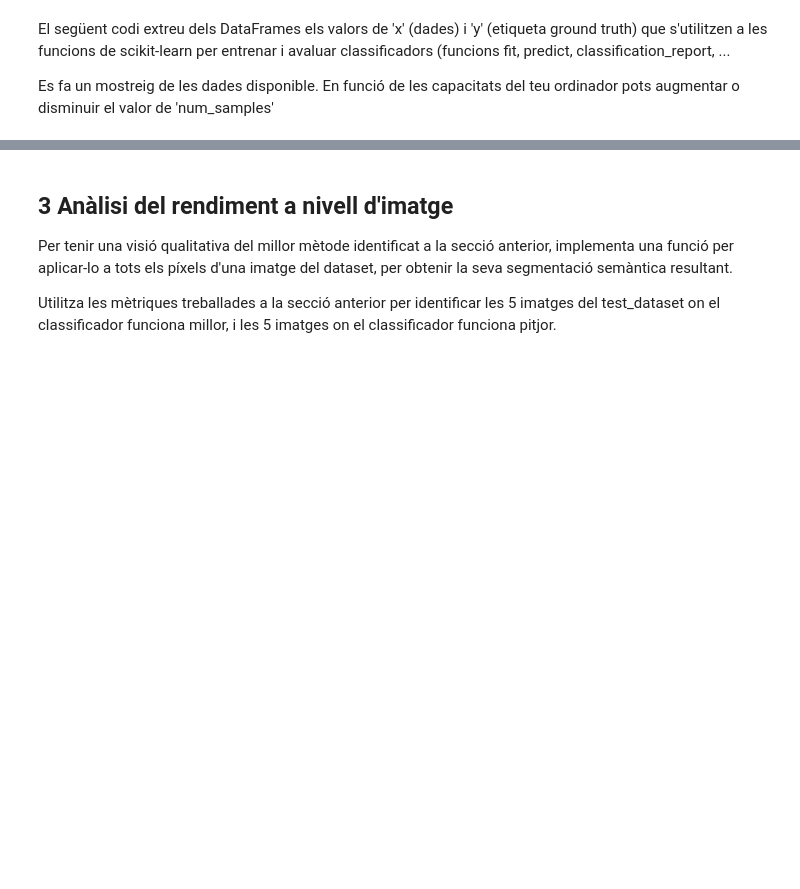
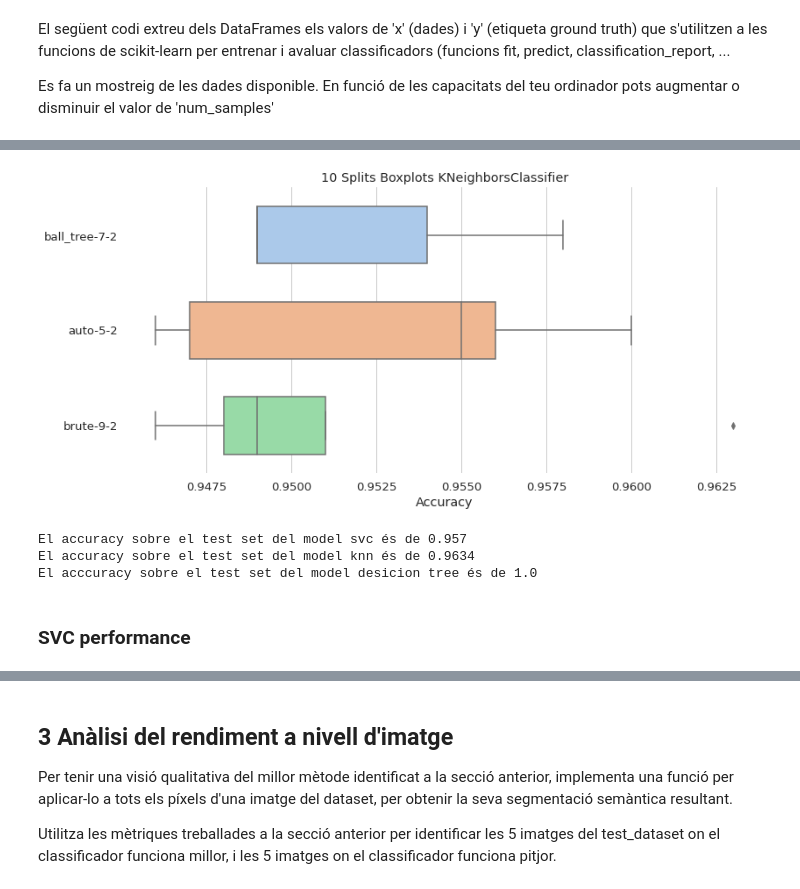
Before and after one commit to Stebf-22/CV---Notebooks, a Jupyter notebook: Practica05/prac05-part1.ipynb, the cells around one changed output, grey strips where cells are left out. Cells and saved outputs as stored; diff of their text form; code cells hidden in the pictures; blank space fills up the shorter version.

```diff
--- a/Practica05/prac05-part1.ipynb
+++ b/Practica05/prac05-part1.ipynb
@@ -476,2 +518,4 @@ dt.boxplots(5)
 # %%
 knn = ModelHandler(X = x_train, Y = y_train, model = 'KNN', n_splits = 5)
+# %%
+knn.fit()
@@ -482,2 +538,12 @@ knn.top_params(0.95, 5)
 # %%
-knn.boxplots(5)
+knn.boxplots(10)
+# %% [output]
+[figure, added]
+# %%
+print(f"El accuracy sobre el test set del model svc és de {svc._acc(svc.predict(x_test), y_test)}")
+print(f"El accuracy sobre el test set del model knn és de {knn._acc(knn.predict(x_test), y_test)}")
+print(f"El acccuracy sobre el test set del model desicion tree és de {dt._acc(dt.predict(x_test), y_test)}")
+# %% [output]
+El accuracy sobre el test set del model svc és de 0.957
+El accuracy sobre el test set del model knn és de 0.9634
+El acccuracy sobre el test set del model desicion tree és de 1.0
@@ -483,0 +555,2 @@ knn.boxplots(5)
+# %% [markdown]
+### SVC performance
```
Also changed, not shown: parts of 24 cells of this notebook, 4 other files.
